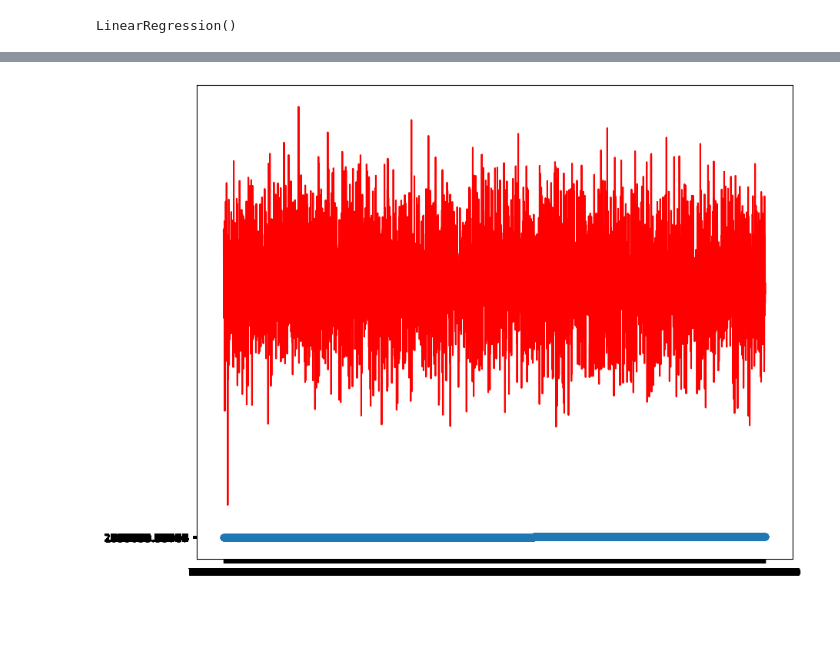
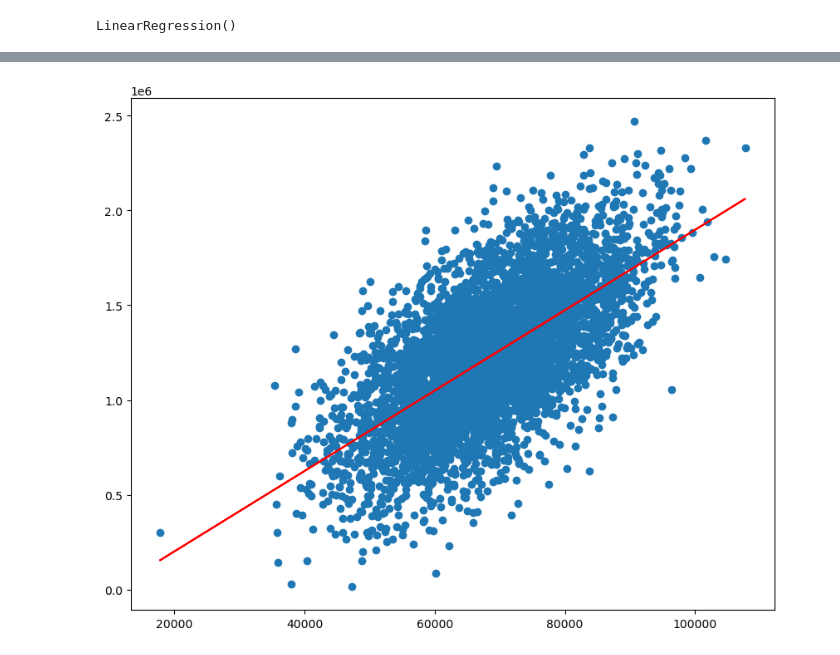
Before and after one commit to steve-yuan-8276/machine_learning, a Jupyter notebook: usa_housing_price/us_housing_price_prediction.ipynb, the cells around one changed output, grey strips where cells are left out. Cells and saved outputs as stored; diff of their text form; code cells hidden in the pictures; blank space fills up the shorter version.

```diff
--- a/usa_housing_price/us_housing_price_prediction.ipynb
+++ b/usa_housing_price/us_housing_price_prediction.ipynb
@@ -130,5 +90,5 @@ plt.show()
 # %%
-x = clean_df["Avg. Area Income"]
-y = clean_df["Price"]
+x = df["Avg. Area Income"]
+y = df["Price"]
 y.head()
 # %% [output]
@@ -157,6 +117,6 @@ lr1.fit(x, y)
 LinearRegression()
 # %%
 # Calculate the price vs Income
-y_predict = lr1.predict(x)
-print(y_predict)
+y_predict_1 = lr1.predict(x)
+print(y_predict_1)
 # %% [output]
@@ -179,8 +139,9 @@ print(mse_1, r2_1)
 # %%
 # Visualize the prediction results
-fig6 = plt.figure(figsize=(10, 8))
-plt.scatter(x.flatten(), y.flatten(), label='Actual data')
-plt.plot(x.flatten(), y_predict.flatten(), color="red", label='Predicted data')
+fig5 = plt.figure(figsize=(10, 8))
+
+plt.scatter(x, y, label='Actual data')
+plt.plot(x, y_predict_1, color="red", label='Predicted data')
 plt.show()
 # %% [output]
-[figure, old version]
+[figure, new version]
```
Also changed, not shown: parts of 18 cells of this notebook.
